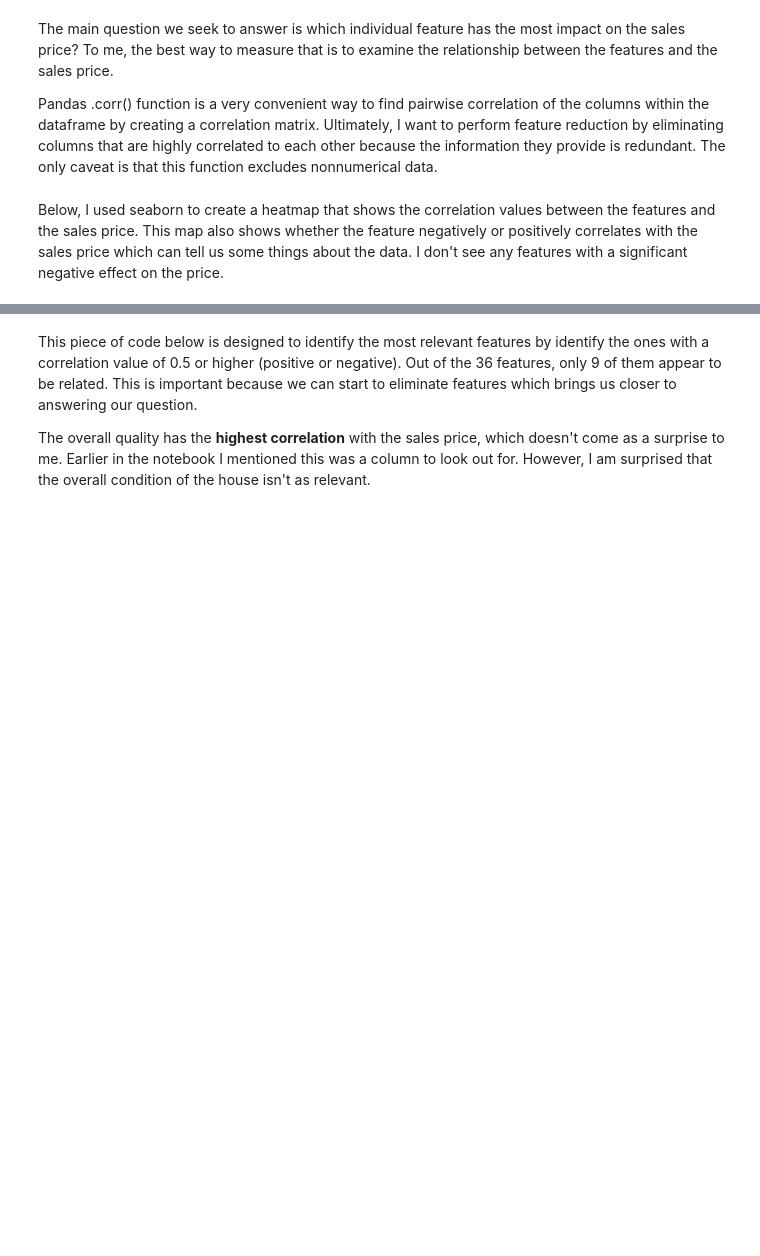
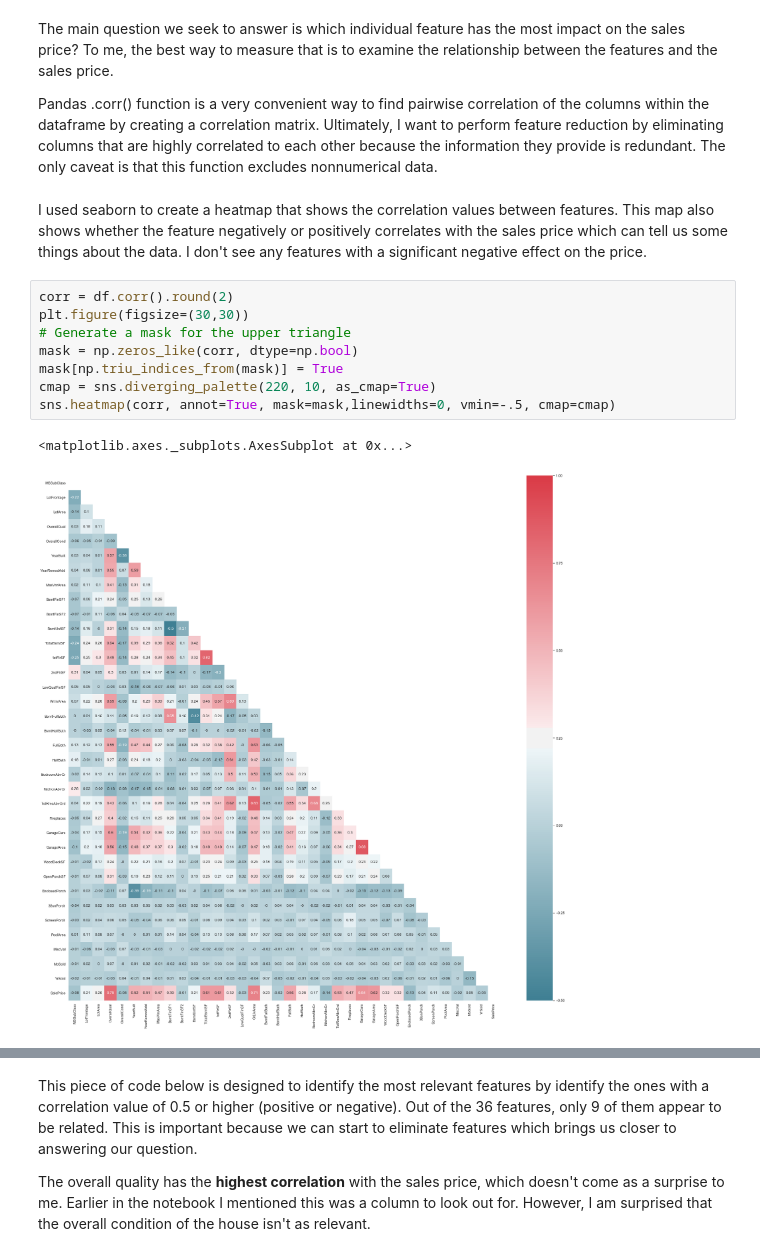
Before and after one commit to ebonnecab/mozilla-ds-project, a Jupyter notebook: analysis.ipynb, the cells around one changed output, grey strips where cells are left out. Cells and saved outputs as stored; diff of their text form; blank space fills up the shorter version.

```diff
--- a/analysis.ipynb
+++ b/analysis.ipynb
@@ -378,5 +387,16 @@ The main question we seek to answer is which individual feature has the most imp
 
 Pandas .corr() function is a very convenient way to find pairwise correlation of the columns within the dataframe by creating a correlation matrix. Ultimately, I want to perform feature reduction by eliminating columns that are highly correlated to each other because the information they provide is redundant. The only caveat is that this function excludes nonnumerical data.
 # %% [markdown]
-Below, I used seaborn to create a heatmap that shows the correlation values between the features and the sales price. This map also shows whether the feature negatively or positively correlates with the sales price which can tell us some things about the data. I don't see any features with a significant negative effect on the price.
+I used seaborn to create a heatmap that shows the correlation values between features. This map also shows whether the feature negatively or positively correlates with the sales price which can tell us some things about the data. I don't see any features with a significant negative effect on the price.
+# %%
+corr = df.corr().round(2)
+plt.figure(figsize=(30,30))
+# Generate a mask for the upper triangle
+mask = np.zeros_like(corr, dtype=np.bool)
+mask[np.triu_indices_from(mask)] = True
+cmap = sns.diverging_palette(220, 10, as_cmap=True)
+sns.heatmap(corr, annot=True, mask=mask,linewidths=0, vmin=-.5, cmap=cmap)
+# %% [output]
+<matplotlib.axes._subplots.AxesSubplot at 0x...>
+[figure, added]
 # %%
```
Also changed, not shown: parts of 23 cells of this notebook, 1 other file.
